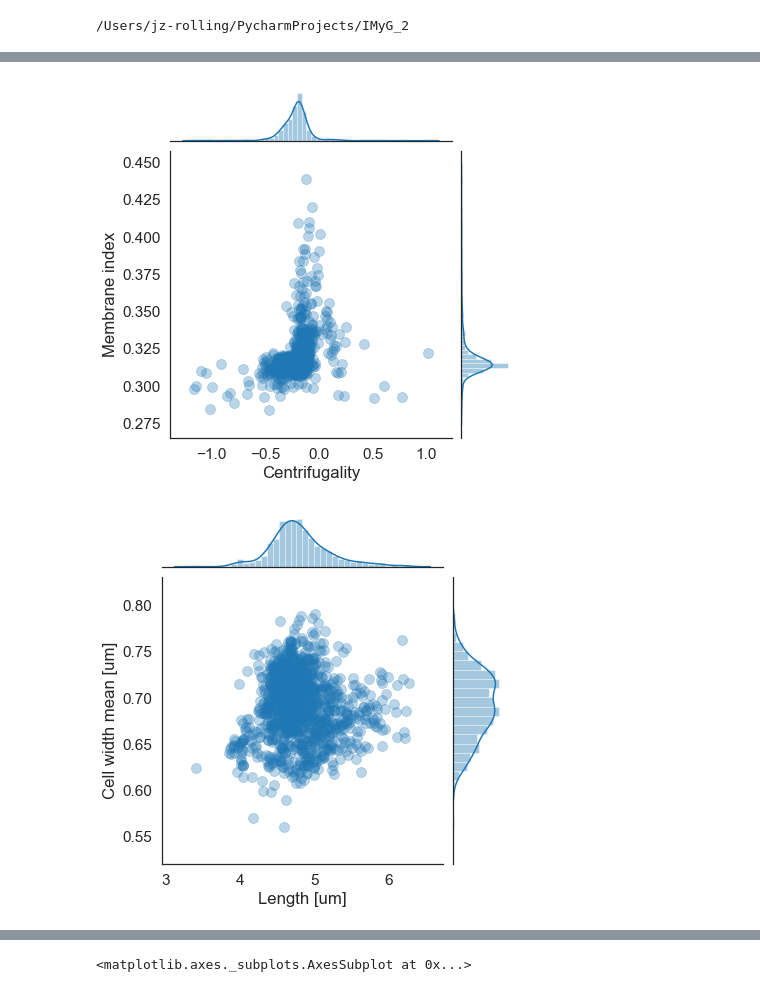
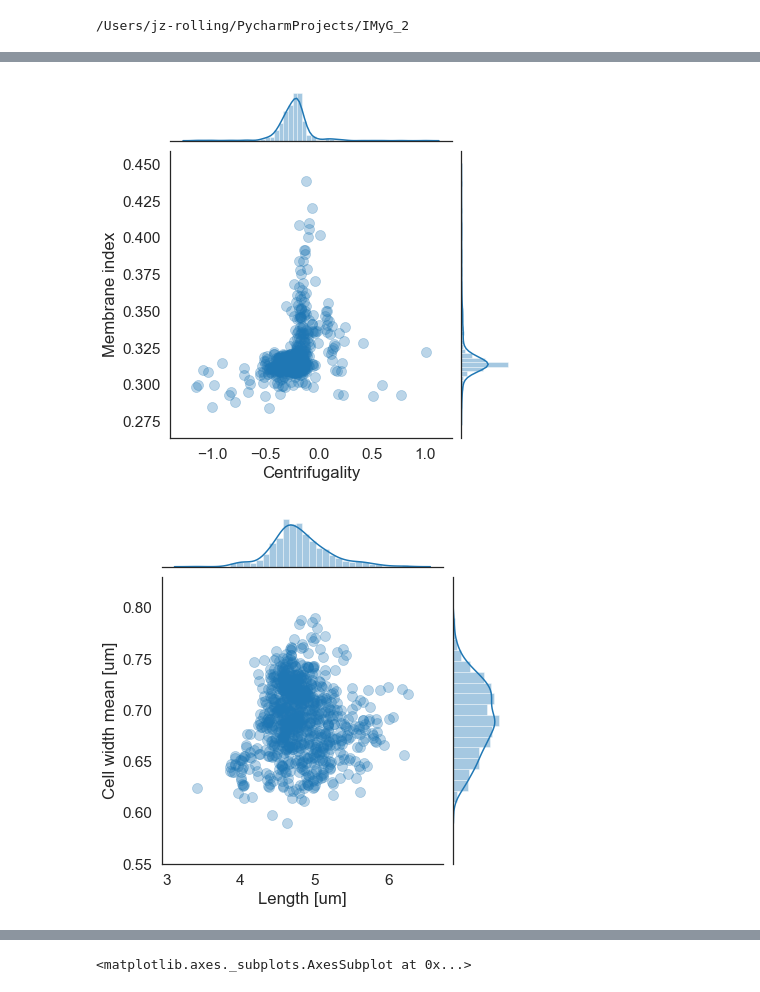
Before and after one commit to jzrolling/IMyG_2, a Jupyter notebook: Notebooks/plot.ipynb, the cells around one changed output, grey strips where cells are left out. Cells and saved outputs as stored; diff of their text form; code cells hidden in the pictures.

```diff
--- a/Notebooks/plot.ipynb
+++ b/Notebooks/plot.ipynb
@@ -335,5 +336,6 @@ final_glob.to_excel("/Volumes/Sam/global_data.xls")
 # %%
-final_glob = pd.read_excel("/Volumes/Sam/global_data.xls")
+final_glob = pd.read_excel("/Users/jz-rolling/Desktop/summary/global_data.xls")
 total_cells = final_glob["Count"].sum()
 metrics = final_glob.columns[4:-2]
 count_list = final_glob["Count"]
+metrics
@@ -362,18 +371,20 @@ global_mean_dict
+# %%
+filtered_data = final_glob[(final_glob["Count"]>50) & (final_glob["SNR"]>3)]
 # %%
 sns.set(font_scale = 1.4,style ="white")
-plot1 = sns.JointGrid(x='Centrifugality',y="Membrane index",data=final_glob[final_glob["Count"]>50])
+plot1 = sns.JointGrid(x='Centrifugality',y="Membrane index",data=filtered_data)
 plot1 = plot1.plot_marginals(sns.distplot,color = "tab:blue")
 plot1 = plot1.plot_joint(sns.scatterplot,color="tab:blue",alpha=0.3,s=100,edgecolor="tab:blue")
 plot1.savefig("/Volumes/Sam/summary/centrifugality_membraneidx.png")
 # %% [output]
-[figure, old version]
+[figure, new version]
 # %%
 sns.set(font_scale = 1.4,style ="white")
-plot2 = sns.JointGrid(x='Length [um]',y="Cell width mean [um]",data=final_glob[final_glob["Count"]>50])
+plot2 = sns.JointGrid(x='Length [um]',y="Cell width mean [um]",data=filtered_data)
 plot2 = plot2.plot_marginals(sns.distplot,color = "tab:blue")
 plot2 = plot2.plot_joint(sns.scatterplot,color="tab:blue",alpha=0.3,s=100,edgecolor="tab:blue")
 plot2.savefig("/Volumes/Sam/summary/Length_width.png")
 # %% [output]
-[figure, old version]
+[figure, new version]
 # %%
 sns.set(font_scale = 1.4,style ="white")
```
Also changed, not shown: parts of 30 cells of this notebook, 4 other files.
